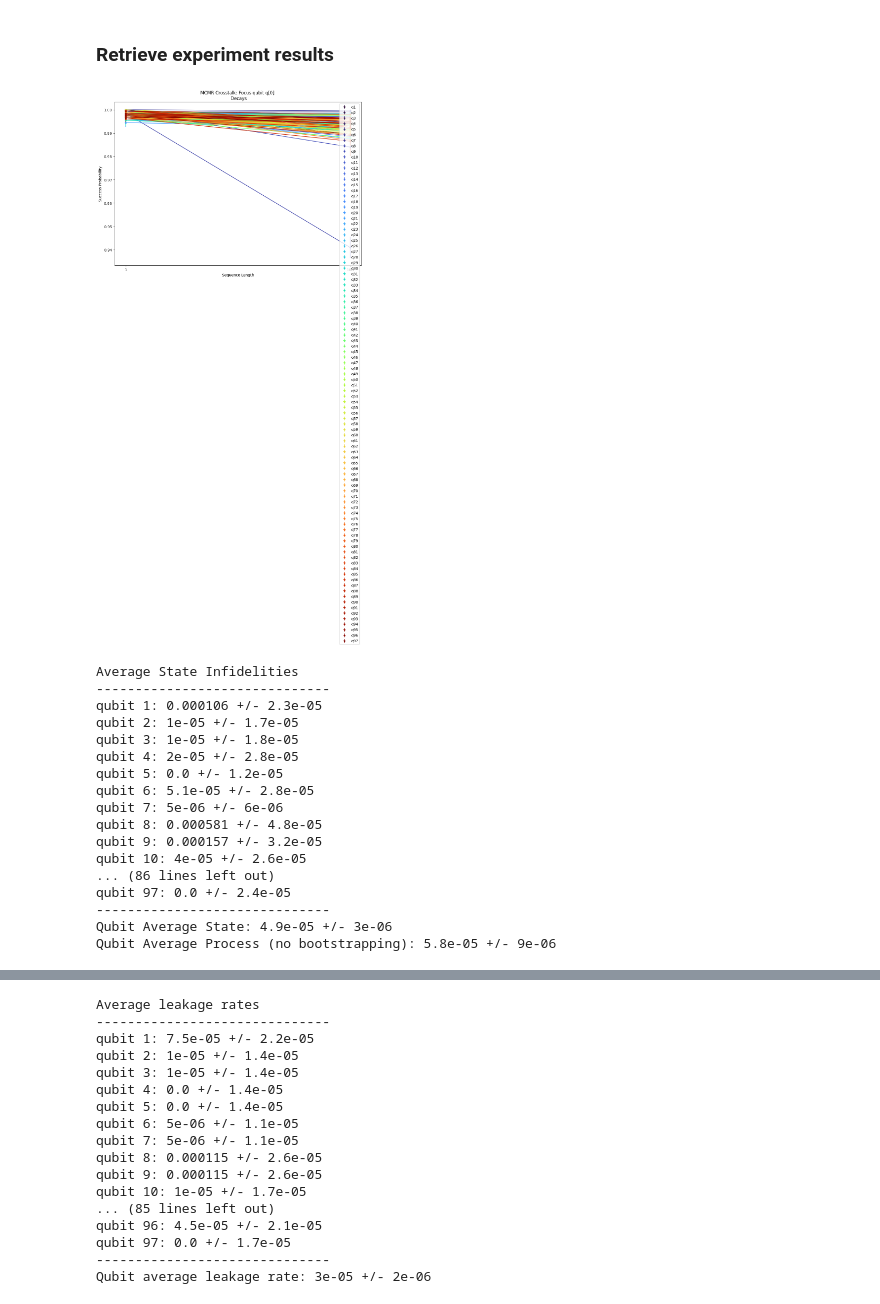
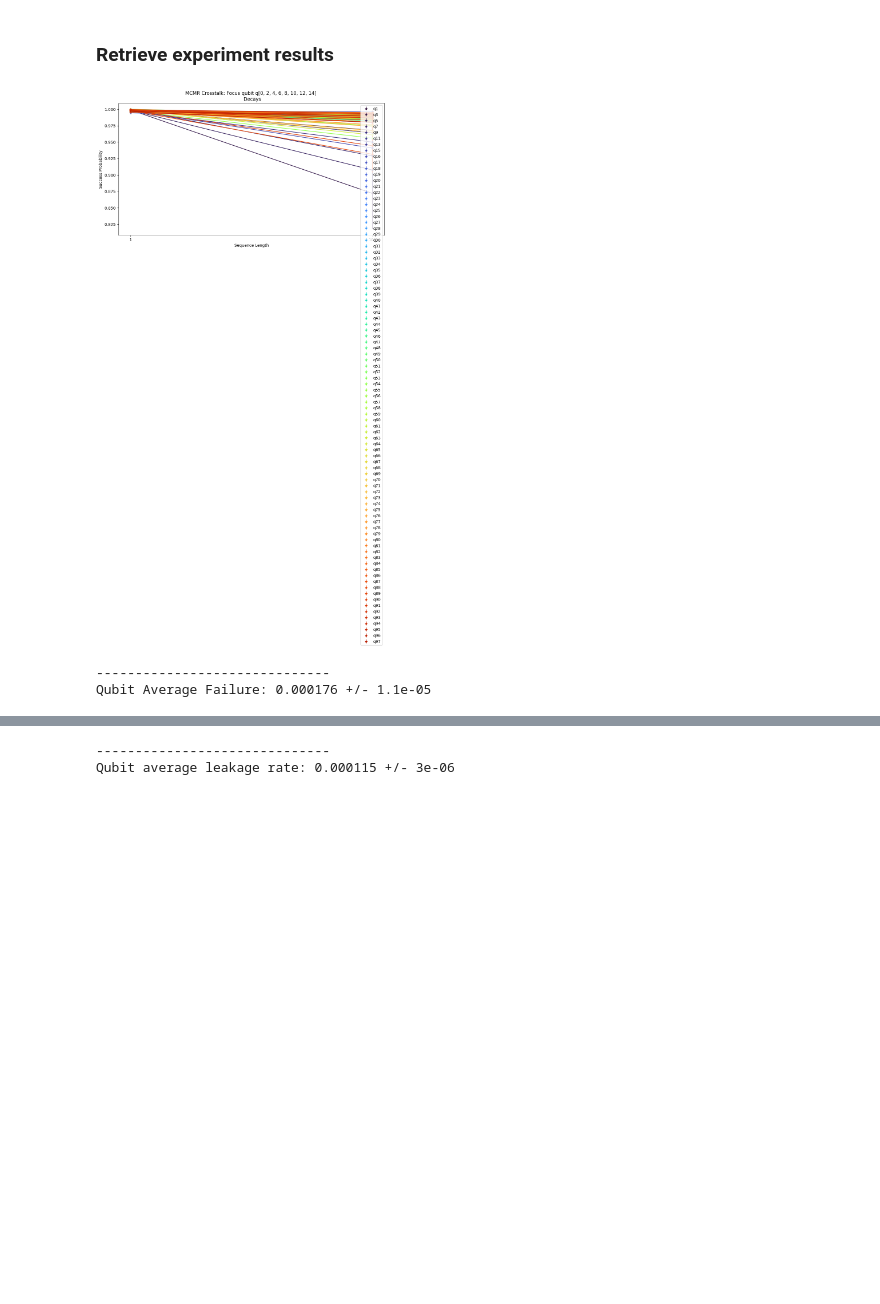
Before and after one commit to Quantinuum/circuit-benchmarks-guppy, a Jupyter notebook: MCMR Crosstalk Comp Basis Example.ipynb, the cells around one changed output, grey strips where cells are left out. Cells and saved outputs as stored; diff of their text form; code cells hidden in the pictures; blank space fills up the shorter version.

```diff
--- a/MCMR Crosstalk Comp Basis Example.ipynb
+++ b/MCMR Crosstalk Comp Basis Example.ipynb
@@ -30,8 +30,8 @@ exp.add_settings()
 # %%
 # or load an existing experiment from working directory
 
-# filename = <Insert filename>
-# exp = MCMR_Crosstalk_Experiment.load(filename)
+filename = f'./exp_MCMR_Crosstalk_comp_basis_q[0, 2, 4, 6, 8, 10, 12, 14]_2025-10-21 18:00:38.614950.p'
+exp = MCMR_Crosstalk_Comp_Basis_Experiment.load(filename)
 # %% [markdown]
 ### Run local simulation using Selene
 # %%
@@ -150,25 +138,10 @@ Experiment saved! ./exp_MCMR_Crosstalk_comp_basis_q[0]_2025-10-21 17:39:16.50699
 # %%
 # qubits 0-15 reflect crosstalk in the gatezone.
 # qubits 16-97 reflect crosstalk in the gatezone.
 
 # perhaps there's a more elegant way to give the results that breaks it up into gatezone/ring...
-exp.analyze_results()
+exp.analyze_results(verbose = False)
 # %% [output]
-[figure, old version]
+[figure, new version]
-Average State Infidelities
 ------------------------------
-qubit 1: 0.000106 +/- 2.3e-05
-qubit 2: 1e-05 +/- 1.7e-05
-qubit 3: 1e-05 +/- 1.8e-05
-qubit 4: 2e-05 +/- 2.8e-05
-qubit 5: 0.0 +/- 1.2e-05
-qubit 6: 5.1e-05 +/- 2.8e-05
-qubit 7: 5e-06 +/- 6e-06
-qubit 8: 0.000581 +/- 4.8e-05
-qubit 9: 0.000157 +/- 3.2e-05
-qubit 10: 4e-05 +/- 2.6e-05
-... (86 lines left out)
-qubit 97: 0.0 +/- 2.4e-05
-------------------------------
-Qubit Average State: 4.9e-05 +/- 3e-06
-Qubit Average Process (no bootstrapping): 5.8e-05 +/- 9e-06
+Qubit Average Failure: 0.000176 +/- 1.1e-05
@@ -176,17 +149,2 @@ Qubit Average Process (no bootstrapping): 5.8e-05 +/- 9e-06
-Average leakage rates
 ------------------------------
-qubit 1: 7.5e-05 +/- 2.2e-05
-qubit 2: 1e-05 +/- 1.4e-05
-qubit 3: 1e-05 +/- 1.4e-05
-qubit 4: 0.0 +/- 1.4e-05
-qubit 5: 0.0 +/- 1.4e-05
-qubit 6: 5e-06 +/- 1.1e-05
-qubit 7: 5e-06 +/- 1.1e-05
-qubit 8: 0.000115 +/- 2.6e-05
-qubit 9: 0.000115 +/- 2.6e-05
-qubit 10: 1e-05 +/- 1.7e-05
-... (85 lines left out)
-qubit 96: 4.5e-05 +/- 2.1e-05
-qubit 97: 0.0 +/- 1.7e-05
-------------------------------
-Qubit average leakage rate: 3e-05 +/- 2e-06
+Qubit average leakage rate: 0.000115 +/- 3e-06
```
Also changed, not shown: parts of 10 cells of this notebook, 3 other files.
